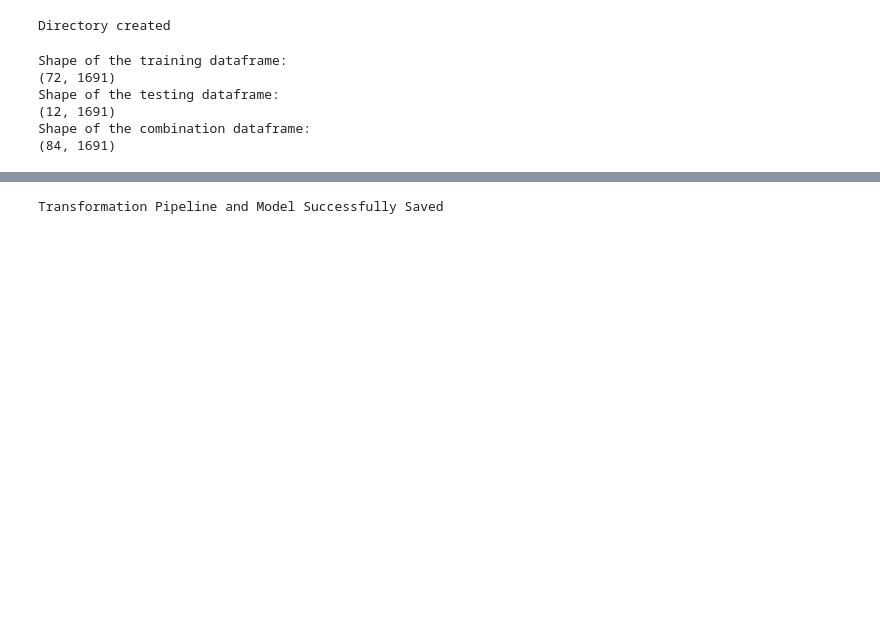
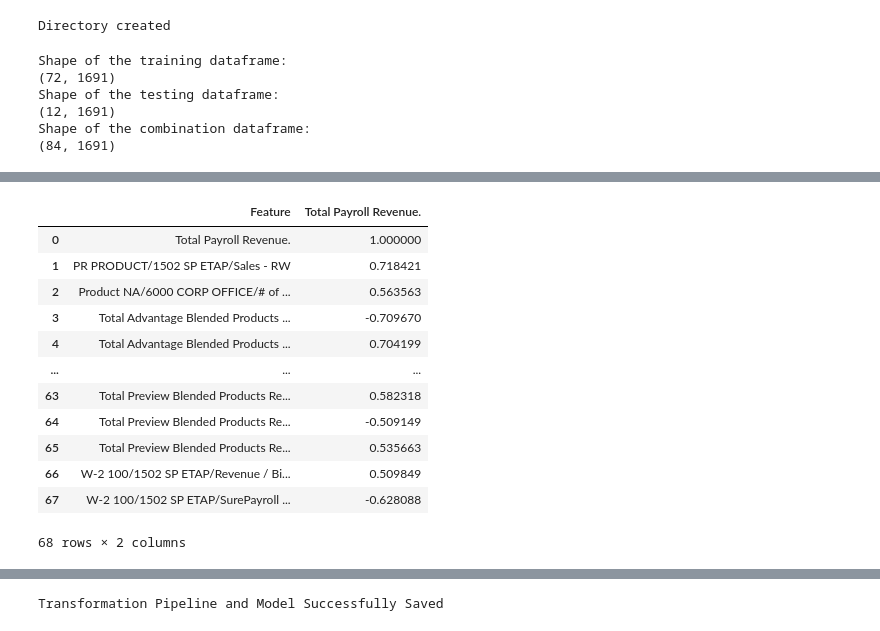
Before and after one commit to jluisjm/Paychex_revenue_forecast, a Jupyter notebook: notebooks/full_analysis_modular.ipynb, the cells around one changed output, grey strips where cells are left out. Cells and saved outputs as stored; diff of their text form; code cells hidden in the pictures; blank space fills up the shorter version.

```diff
--- a/notebooks/full_analysis_modular.ipynb
+++ b/notebooks/full_analysis_modular.ipynb
@@ -212,3 +212,19 @@ heatmap.set_title('Features Correlating with '+target_col, fontdict={'fontsize':
+# %%
+corr_df
+# %% [output]
+|  | Feature | Total Payroll Revenue. |
+| 0 | Total Payroll Revenue. | 1.000000 |
+| 1 | PR PRODUCT/1502 SP ETAP/Sales - RW | 0.718421 |
+| 2 | Product NA/6000 CORP OFFICE/# of ... | 0.563563 |
+| 3 | Total Advantage Blended Products ... | -0.709670 |
+| 4 | Total Advantage Blended Products ... | 0.704199 |
+| ... | ... | ... |
+| 63 | Total Preview Blended Products Re... | 0.582318 |
+| 64 | Total Preview Blended Products Re... | -0.509149 |
+| 65 | Total Preview Blended Products Re... | 0.535663 |
+| 66 | W-2 100/1502 SP ETAP/Revenue / Bi... | 0.509849 |
+| 67 | W-2 100/1502 SP ETAP/SurePayroll ... | -0.628088 |
+68 rows × 2 columns
 # %%
 # Get a list of the features based on correlation
 corr_df = corr_df.rename_axis('Feature').reset_index()
```
Also changed, not shown: parts of 1 cell of this notebook, 1 other file.
